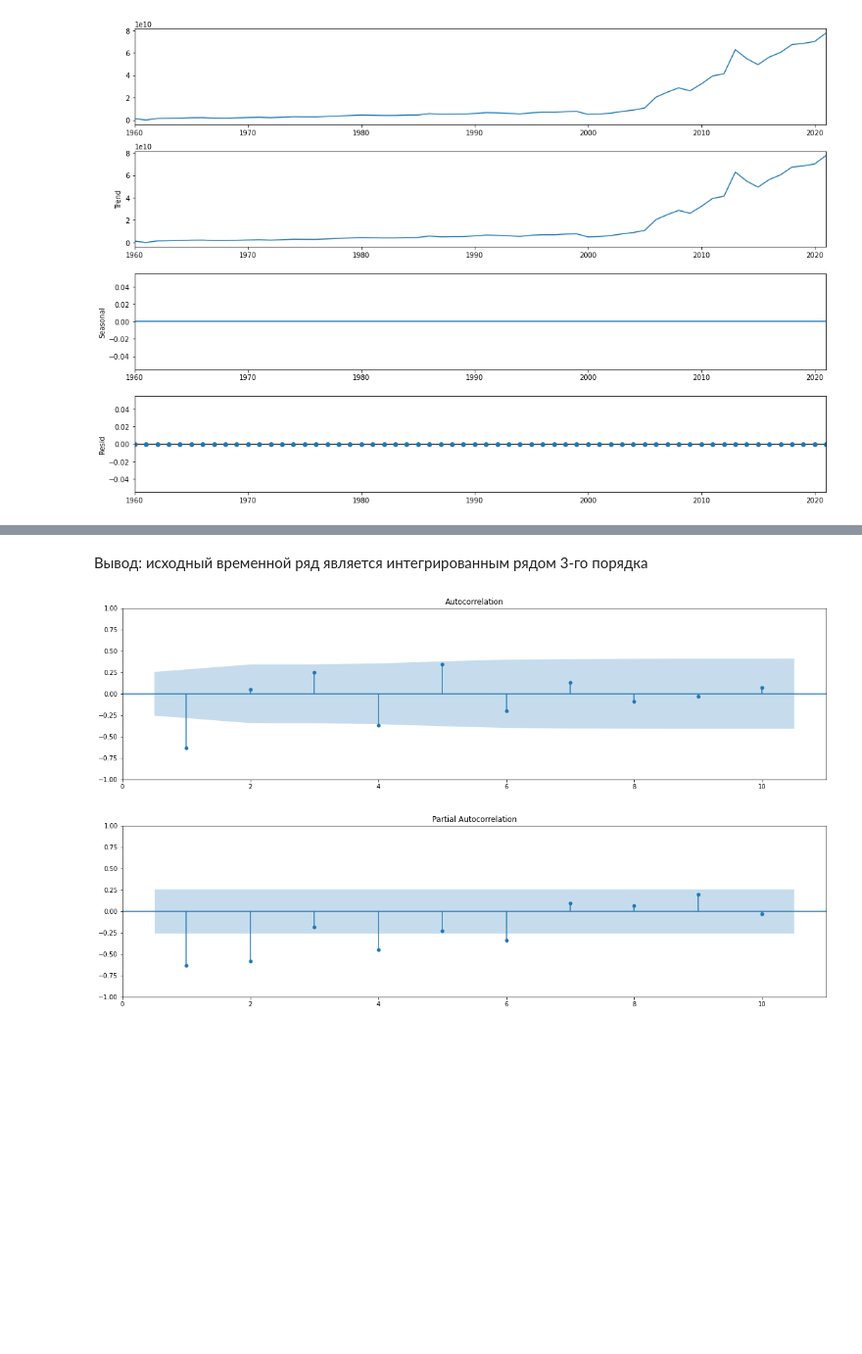
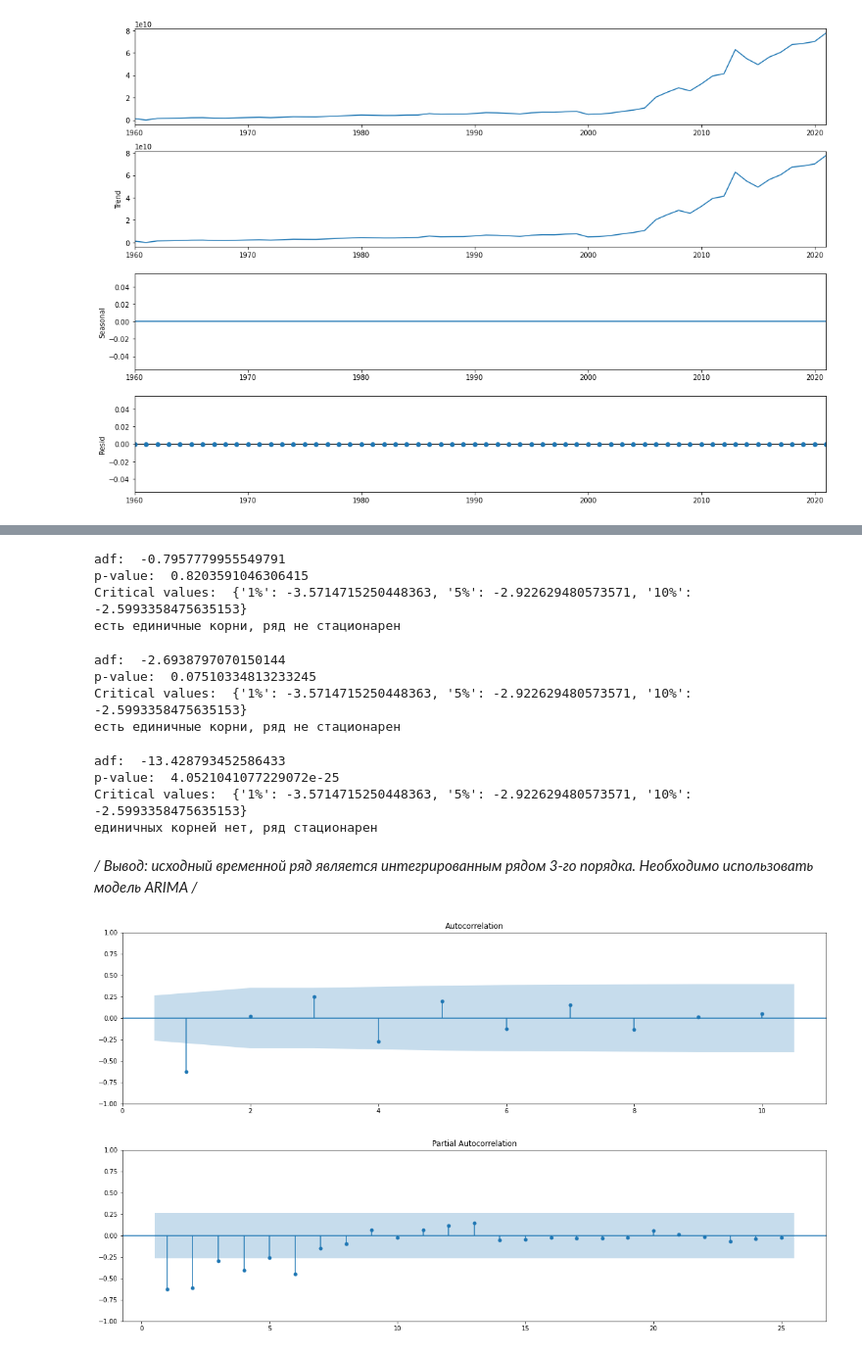
Before and after one commit to DarthSirius/Lessons, a Jupyter notebook: SkillFactory/ML_BUSINESS/Project_13.ipynb, the cells around one changed output, grey strips where cells are left out. Shown at 98% size. Cells and saved outputs as stored; diff of their text form; code cells hidden in the pictures; blank space fills up the shorter version.

```diff
--- a/SkillFactory/ML_BUSINESS/Project_13.ipynb
+++ b/SkillFactory/ML_BUSINESS/Project_13.ipynb
@@ -43,11 +47,11 @@ train_df = data.iloc[:-4]
 
 Визуализируйте исходный временной ряд и построенный с помощью скользящего среднего прогноз, сравните графики между собой и сделайте выводы.
 # %%
-plt.rcParams["figure.figsize"] = 18, 5
+plt.rcParams["figure.figsize"] = 25, 5
 
 fig, ax = plt.subplots(1, 2)
 
-# Окно в декаду (Window = 10)
+# Окно выбираем в декаду (Window = 10)
 ax[0].plot(data, color="blue", label="current US$")
 ax[0].set_title("GDP", size=24)
 ax[0].legend()
@@ -113,18 +97,46 @@ Critical values:  {'1%': -3.5714715250448363, '5%': -2.922629480573571, '10%': -
+# %%
+# дифференцируем ряд и проверяем на стационарность
+data_diff = train_df.diff().dropna()
+stat_test(data_diff)
+# %% [output]
+adf:  -0.7957779955549791
+p-value:  0.8203591046306415
+Critical values:  {'1%': -3.5714715250448363, '5%': -2.922629480573571, '10%': -2.5993358475635153}
+есть единичные корни, ряд не стационарен
+# %%
+# ещё раз дифференцируем ряд и проверяем на стационарность
+data_diff = data_diff.diff().dropna()
+stat_test(data_diff)
+# %% [output]
+adf:  -2.6938797070150144
+p-value:  0.07510334813233245
+Critical values:  {'1%': -3.5714715250448363, '5%': -2.922629480573571, '10%': -2.5993358475635153}
+есть единичные корни, ряд не стационарен
+# %%
+# третий раз дифференцируем ряд и проверяем на стационарность
+data_diff = data_diff.diff().dropna()
+stat_test(data_diff)
+# %% [output]
+adf:  -13.428793452586433
+p-value:  4.0521041077229072e-25
+Critical values:  {'1%': -3.5714715250448363, '5%': -2.922629480573571, '10%': -2.5993358475635153}
+единичных корней нет, ряд стационарен
+# %% [markdown]
+*/ Вывод: исходный временной ряд является интегрированным рядом 3-го порядка. Необходимо использовать модель ARIMA /*
 # %%
 d=3
-# %% [markdown]
-Вывод: исходный временной ряд является интегрированным рядом 3-го порядка
 # %%
+# Параметры p и q определяем по коррелограммам ACF и PACF
 import statsmodels.graphics.tsaplots as sgt
 
 plt.rcParams["figure.figsize"] = 20, 5
-sgt.plot_acf(data_diff_3, lags=10, zero=False)
+sgt.plot_acf(data_diff, lags=10, zero=False)
 plt.show()
 # %% [output]
-[figure, old version]
+[figure, new version]
 # %%
 plt.rcParams["figure.figsize"] = 20, 5
-sgt.plot_pacf(data_diff_3, lags=10, method="ywm", zero=False)
+sgt.plot_pacf(data_diff, lags=25, zero=False, method="ywm")
 plt.show()
 # %% [output]
-[figure, old version]
+[figure, new version]
```
Also changed, not shown: parts of 26 cells of this notebook.
